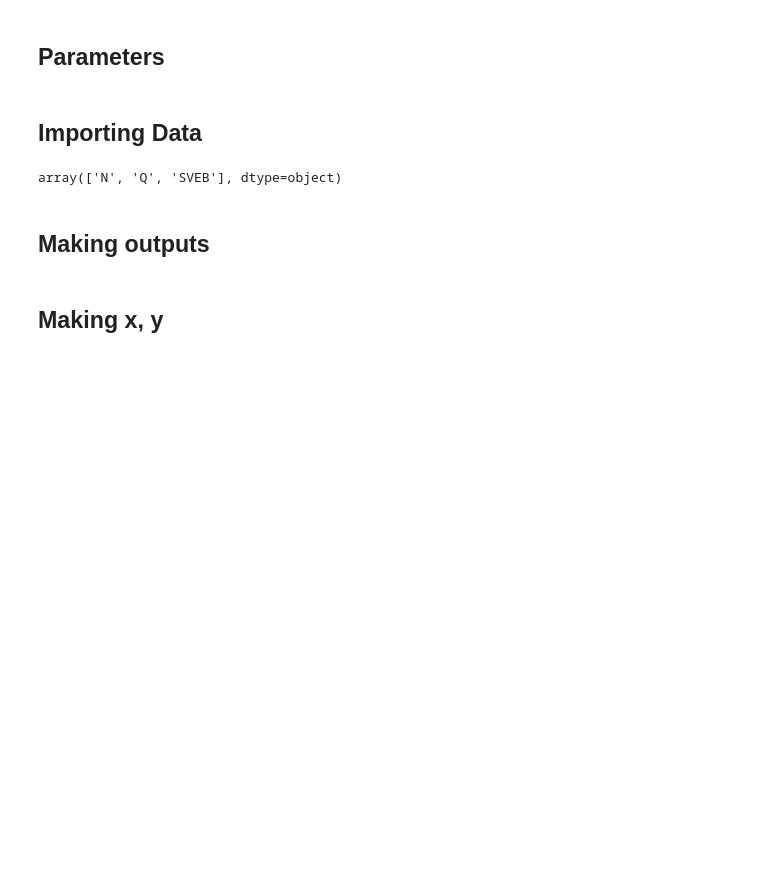
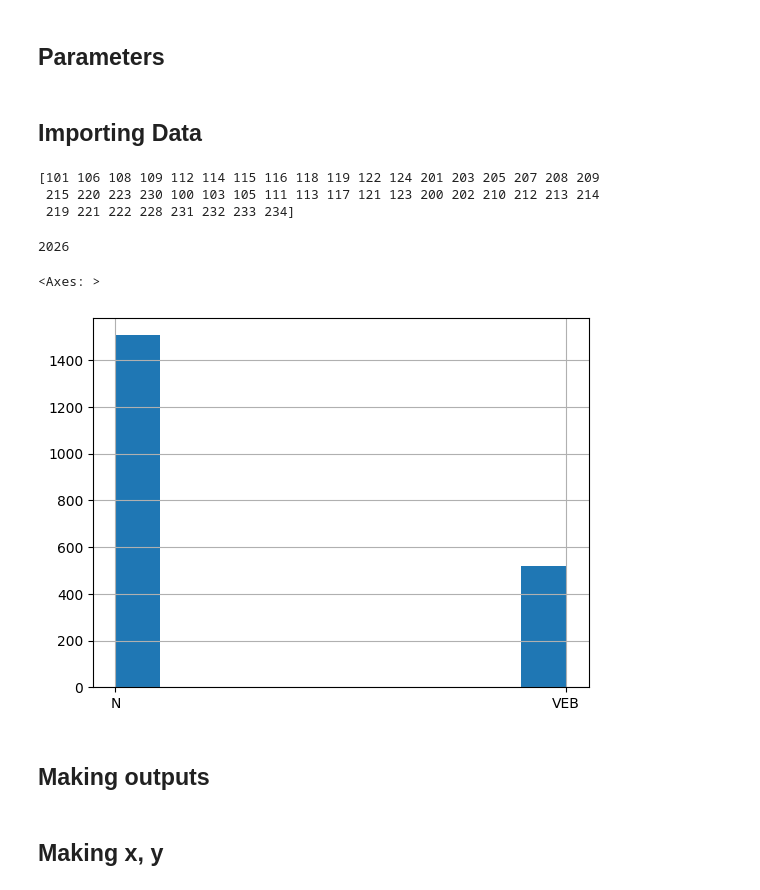
Before and after one commit to bhendi-boi/ann-snn, a Jupyter notebook: kaggle.ipynb, the cells around one changed output. Cells and saved outputs as stored; diff of their text form; code cells hidden in the pictures; blank space fills up the shorter version.

```diff
--- a/kaggle.ipynb
+++ b/kaggle.ipynb
@@ -7,18 +7,30 @@ n_epochs = 10
 batch_size = 2
 # %% [markdown]
 ## Importing Data
+# %%
+import pandas as pd
+import numpy as np
+
+df = pd.read_csv("kaggle.csv")
+print(df["record"].unique())
+df = df[df['record'] == record_number]
+# %% [output]
+[101 106 108 109 112 114 115 116 118 119 122 124 201 203 205 207 208 209
+ 215 220 223 230 100 103 105 111 113 117 121 123 200 202 210 212 213 214
+ 219 221 222 228 231 232 233 234]
 # %%
-import pandas as pd
-import numpy as np
-
-df = pd.read_csv("kaggle.csv")
-df = df[df['record'] == record_number]
 df = df[["record", "type", "0_qrs_interval", "0_pre-RR", "0_post-RR"]]
 df["0_rr_interval"] = df["0_post-RR"] - df["0_pre-RR"]
 df.dropna(inplace=True)
-df['type'].unique()
-# %% [output]
-array(['N', 'Q', 'SVEB'], dtype=object)
+# %%
+len(df)
+# %% [output]
+2026
+# %%
+df['type'].hist()
+# %% [output]
+<Axes: >
+[figure, added]
 # %% [markdown]
 ## Making outputs
 # %%
```
Also changed, not shown: parts of 5 cells of this notebook.
